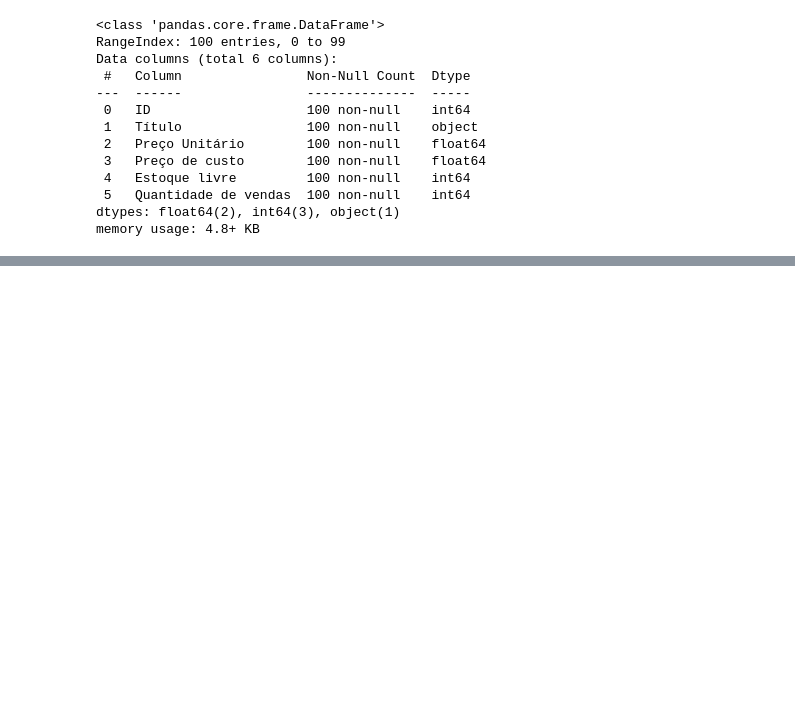
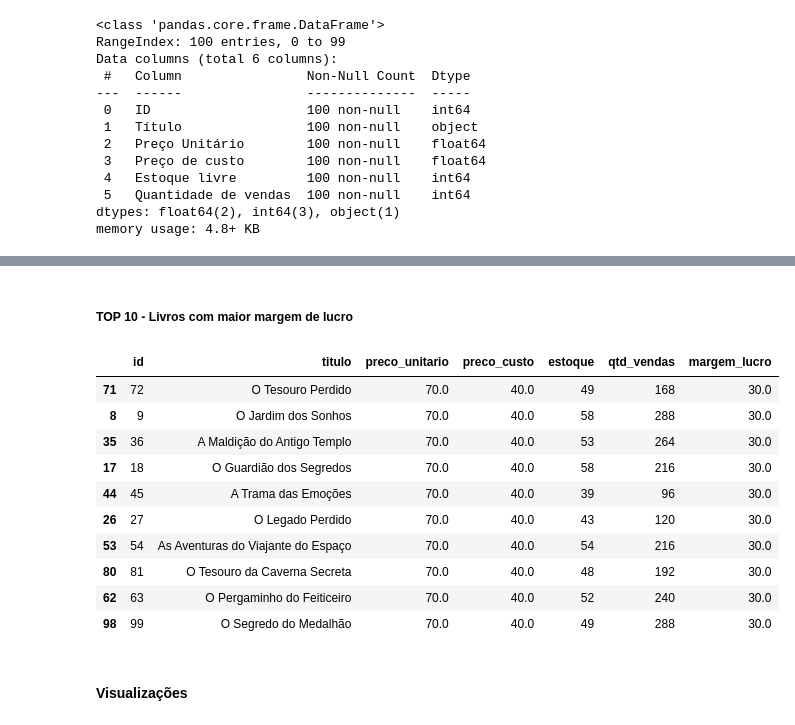
Before and after one commit to willyferreira/power_bi_contextos_iteracao, a Jupyter notebook: power_bi_contextos_iteracao.ipynb, the cells around one changed output, grey strips where cells are left out. Drawn from its saved outputs; the diff is of its cells as text; code cells hidden in the pictures; blank space fills up the shorter version.

```diff
--- a/power_bi_contextos_iteracao.ipynb
+++ b/power_bi_contextos_iteracao.ipynb
@@ -179,0 +317,18 @@ memory usage: 4.8+ KB
+# %% [markdown]
+##### TOP 10 - Livros com maior margem de lucro
+# %%
+df_livros.sort_values(by = 'margem_lucro', ascending = False).head(10)
+# %% [output]
+|  | id | titulo | preco_unitario | preco_custo | estoque | qtd_vendas | margem_lucro |
+| 71 | 72 | O Tesouro Perdido | 70.0 | 40.0 | 49 | 168 | 30.0 |
+| 8 | 9 | O Jardim dos Sonhos | 70.0 | 40.0 | 58 | 288 | 30.0 |
+| 35 | 36 | A Maldição do Antigo Templo | 70.0 | 40.0 | 53 | 264 | 30.0 |
+| 17 | 18 | O Guardião dos Segredos | 70.0 | 40.0 | 58 | 216 | 30.0 |
+| 44 | 45 | A Trama das Emoções | 70.0 | 40.0 | 39 | 96 | 30.0 |
+| 26 | 27 | O Legado Perdido | 70.0 | 40.0 | 43 | 120 | 30.0 |
+| 53 | 54 | As Aventuras do Viajante do Espaço | 70.0 | 40.0 | 54 | 216 | 30.0 |
+| 80 | 81 | O Tesouro da Caverna Secreta | 70.0 | 40.0 | 48 | 192 | 30.0 |
+| 62 | 63 | O Pergaminho do Feiticeiro | 70.0 | 40.0 | 52 | 240 | 30.0 |
+| 98 | 99 | O Segredo do Medalhão | 70.0 | 40.0 | 49 | 288 | 30.0 |
+# %% [markdown]
+#### Visualizações
```
Also changed, not shown: parts of 21 cells of this notebook, 1 other file.
